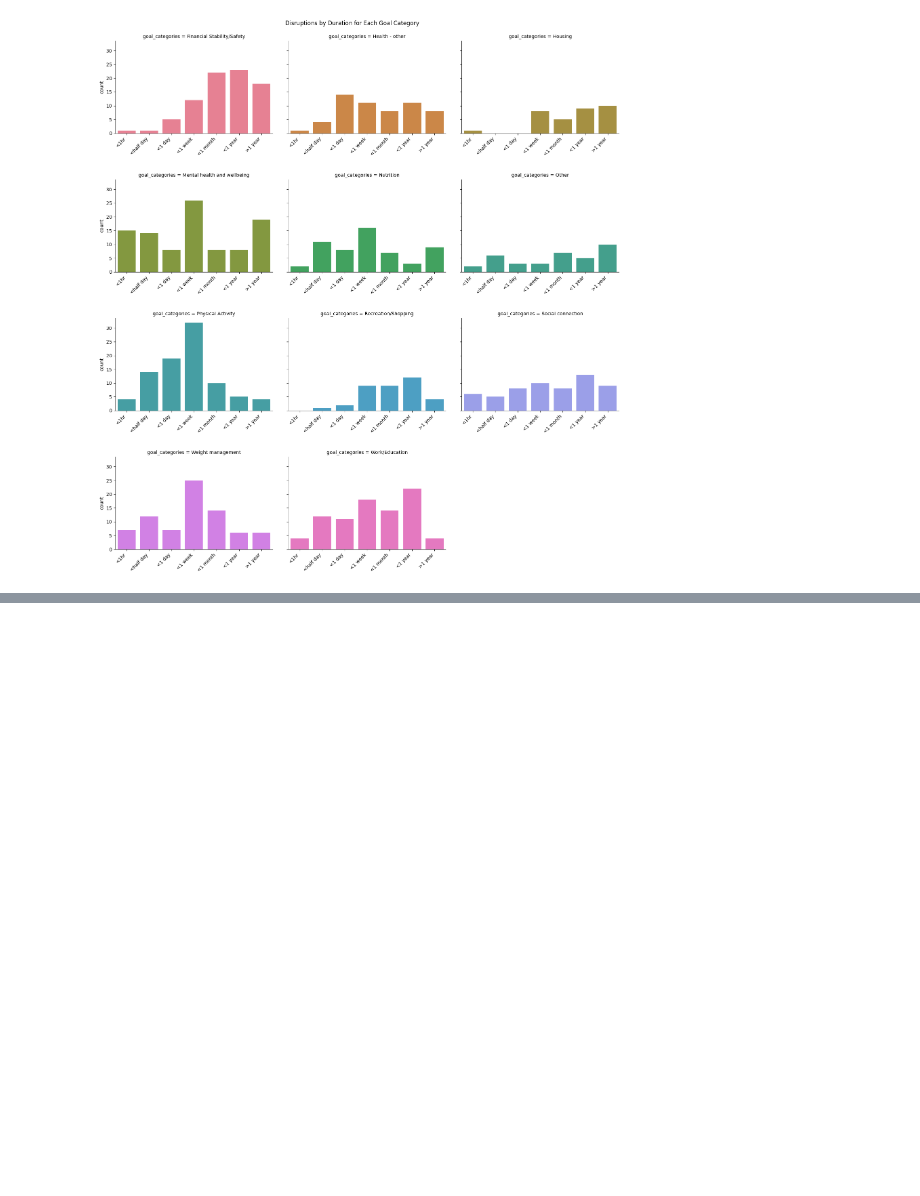
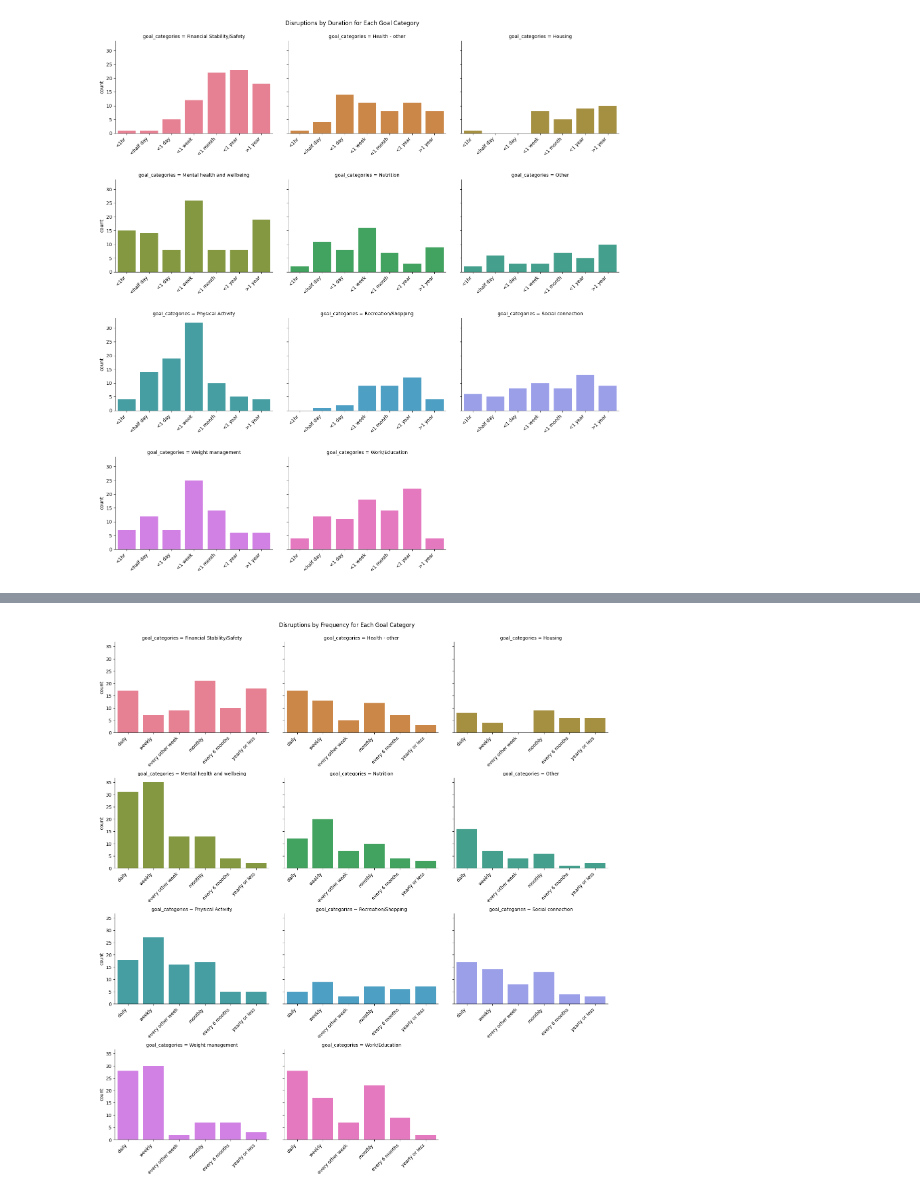
Before and after one commit to meeshu/disruptions, a Jupyter notebook: Small_multiples_disruptionsbygoalcategories.ipynb, the cells around one changed output, grey strips where cells are left out. Drawn from its saved outputs; the diff is of its cells as text; code cells hidden in the pictures; blank space fills up the shorter version.

```diff
--- a/Small_multiples_disruptionsbygoalcategories.ipynb
+++ b/Small_multiples_disruptionsbygoalcategories.ipynb
@@ -420,0 +579,29 @@ plt.show()
+# %%
+# Convert the grouped data to a DataFrame for easier plotting
+count_by_goal_freq_df = count_by_goal_frequency.reset_index()
+
+#rename
+count_by_goal_freq_df.rename(columns={'pid*gid*cid': 'count'}, inplace=True)
+
+# get label and set order
+xlabels_order = ['daily','weekly','every other week', 'monthly','every 6 months','yearly or less']
+
+count_by_goal_freq_df['frequency'] = pd.Categorical(count_by_goal_freq_df['frequency'], categories=xlabels_order, ordered=True)
+
+
+# Create a small multiple bar plot using seaborn
+g = sns.catplot(x='frequency', y='count', hue='goal_categories', data=count_by_goal_freq_df, kind='bar', col='goal_categories', col_wrap=3, sharex=False)
+plt.subplots_adjust(left=0.1, bottom=0.2, right=0.95, top=0.95, wspace=0.1, hspace=0.5)
+g.fig.suptitle('Disruptions by Frequency for Each Goal Category')
+g._legend.remove()
+
+# Iterate through the axes
+for ax in g.axes.flat:
+    ax.set_xlabel('')
+    # Set tick positions before labels
+    ax.set_xticks(range(len(xlabels_order)))
+    ax.set_xticklabels(labels=xlabels_order, rotation=45, ha='right')
+
+plt.show()
+# %% [output]
+[figure, added]
```
Also changed, not shown: parts of 35 cells of this notebook.
